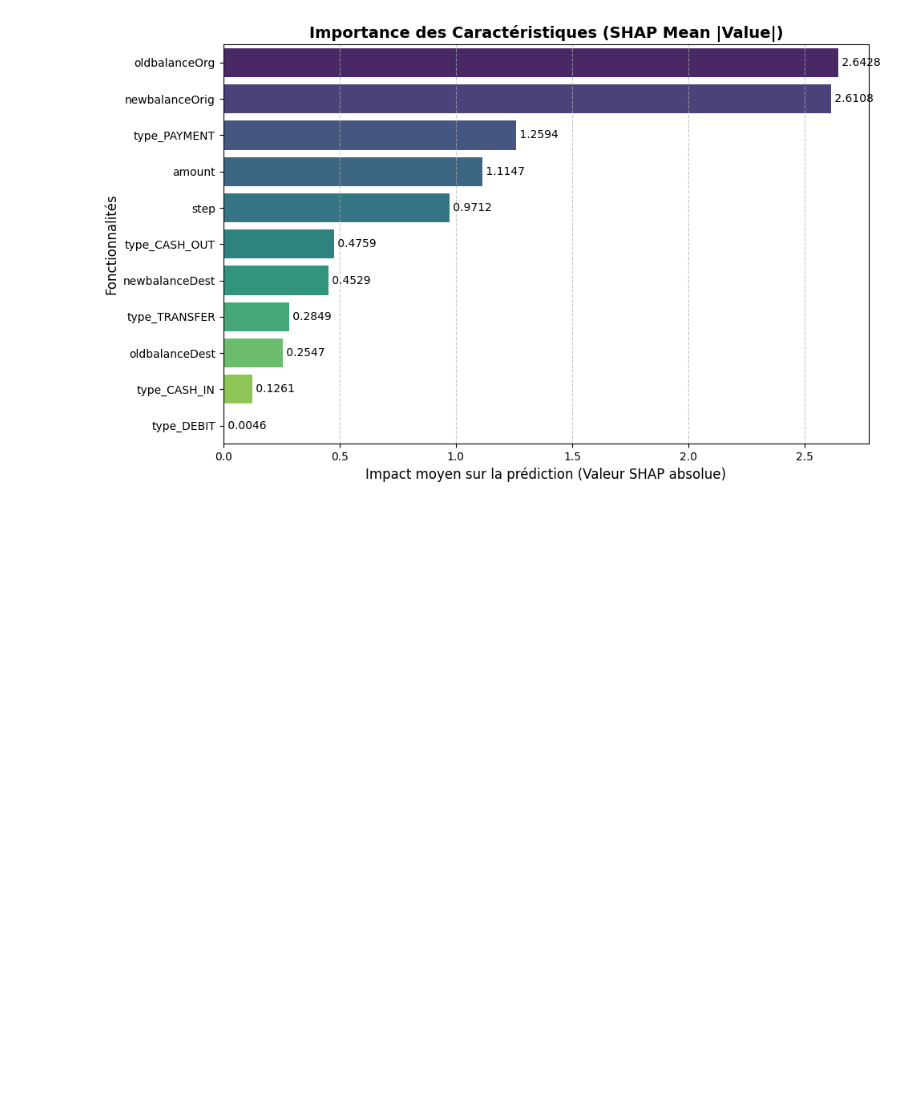
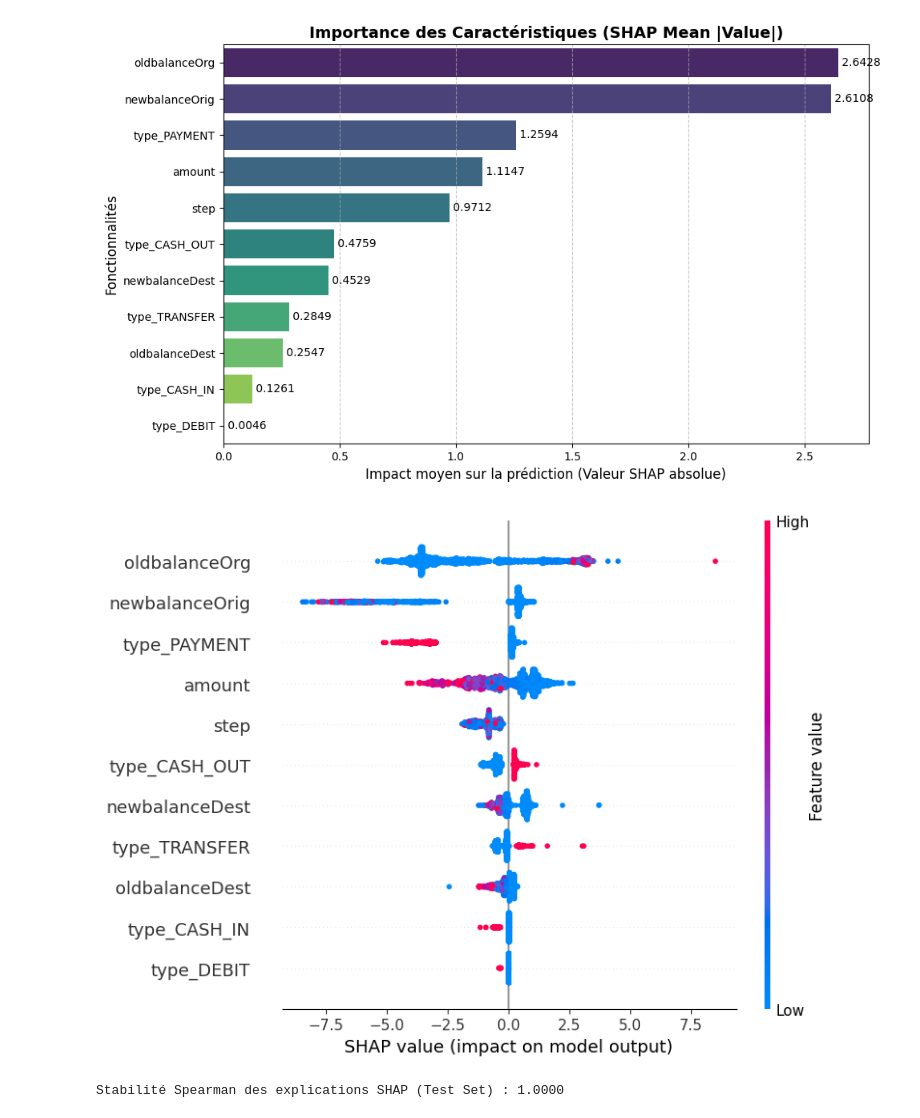
Before and after one commit to Chaabmanal2022/Balancing-PR-AUC-and-Explanation-Stability-in-Fraud-Detection, a Jupyter notebook: Pipeline_1_Baseline.ipynb, the cells around one changed output. Saved outputs shown, nothing was run; the diff lists cells and outputs as text; code cells hidden in the pictures; blank space fills up the shorter version.

```diff
--- a/Pipeline_1_Baseline.ipynb
+++ b/Pipeline_1_Baseline.ipynb
@@ -611,6 +642,7 @@ best_xgb_params = {
 # EVALUATION EN 5-FOLD CROSS-VALIDATION
 # ============================================================
 fold_results = []
+fold_shap_importances_best = []
 
 for fold, (train_idx, val_idx) in enumerate(INNER_CV.split(X_train, y_train), start=1):
     print(f"Évaluation Fold {fold}/{INNER_CV.n_splits}...")
@@ -641,6 +673,19 @@ for fold, (train_idx, val_idx) in enumerate(INNER_CV.split(X_train, y_train), st
         "Precision": precision_score(y_val, y_val_pred),
         "Recall": recall_score(y_val, y_val_pred)
     })
+    shap_imp = compute_shap_importance(
+        model=model,
+        X_validation=X_val,
+        y_validation=y_val.values,
+        n_fraud=250,
+        n_legit=250,
+        random_state=42 + fold
+    )
+    fold_shap_importances_best.append(shap_imp)
+
+spearman_final = compute_spearman_stability(fold_shap_importances_best)
+pearson_final  = compute_pearson_stability(fold_shap_importances_best)
+print(f"\nStabilité finale (best params) — Spearman: {spearman_final:.4f} | Pearson: {pearson_final:.4f}")
 # %% [output]
 Évaluation Fold 1/5...
 Évaluation Fold 2/5...
@@ -794,3 +839,23 @@ plt.tight_layout()
 plt.show()
 # %% [output]
 [figure]
+# %%
+# Affiche la distribution et la direction de l'impact de chaque feature
+plt.figure(figsize=(10, 6))
+shap.summary_plot(shap_values, X_sample, feature_names=feature_names)
+# %% [output]
+[figure, added]
+# %%
+# 1. Importance SHAP sur un sous-échantillon A de test
+sample_A = X_test_prep[np.random.choice(X_test_prep.shape[0], 500, replace=False)]
+shap_A = np.abs(explainer.shap_values(sample_A)).mean(axis=0)
+
+# 2. Importance SHAP sur un sous-échantillon B de test
+sample_B = X_test_prep[np.random.choice(X_test_prep.shape[0], 500, replace=False)]
+shap_B = np.abs(explainer.shap_values(sample_B)).mean(axis=0)
+
+# 3. Calcul de la stabilité Spearman sur le jeu de test
+rho, _ = spearmanr(shap_A, shap_B)
+print(f"Stabilité Spearman des explications SHAP (Test Set) : {rho:.4f}")
+# %% [output]
+Stabilité Spearman des explications SHAP (Test Set) : 1.0000
```
Also changed, not shown: parts of 9 cells of this notebook.
